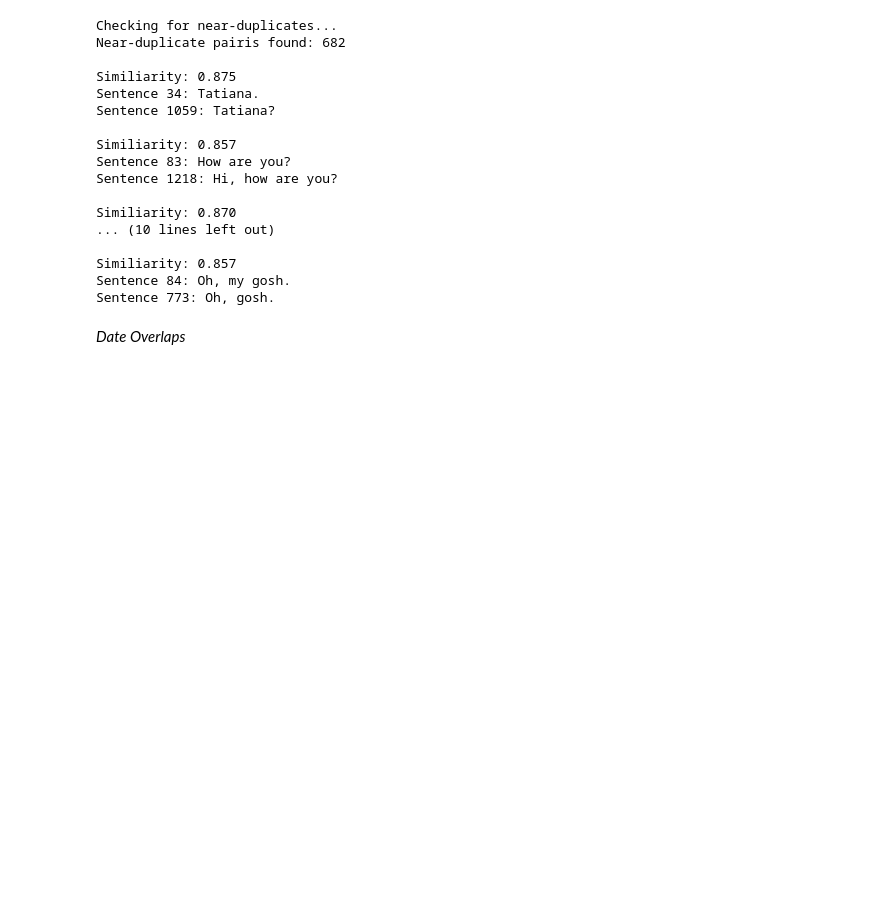
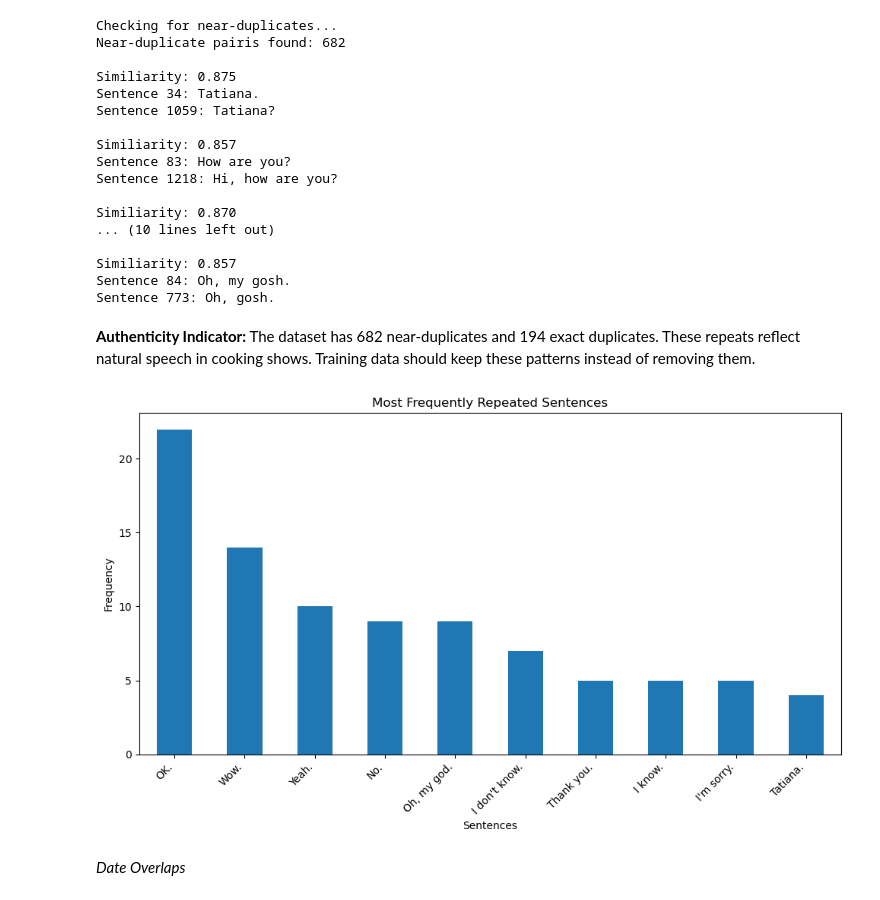
Before and after one commit to dafaqboomduck/nlp-project, a Jupyter notebook: Notebooks/Data_quality_report.ipynb, the cells around one changed output. Saved outputs shown, nothing was run; the diff lists cells and outputs as text; code cells hidden in the pictures; blank space fills up the shorter version.

```diff
--- a/Notebooks/Data_quality_report.ipynb
+++ b/Notebooks/Data_quality_report.ipynb
@@ -266,6 +294,21 @@ Similiarity: 0.870
 Similiarity: 0.857
 Sentence 84: Oh, my gosh.
 Sentence 773: Oh, gosh.
+# %% [markdown]
+**Authenticity Indicator:** The dataset has 682 near-duplicates and 194 exact duplicates. These repeats reflect natural speech in cooking shows. Training data should keep these patterns instead of removing them.
+# %%
+# Most frequently repeated sentences visualization
+duplicate_phrase_counts = sentences.value_counts().head(10)
+plt.figure(figsize=(10, 6))
+duplicate_phrase_counts.plot(kind='bar')
+plt.title('Most Frequently Repeated Sentences')
+plt.xlabel('Sentences')
+plt.ylabel('Frequency')
+plt.xticks(rotation=45, ha='right')
+plt.tight_layout()
+plt.show()
+# %% [output]
+[figure, added]
 # %% [markdown]
 *Date Overlaps*
 # %%
```
Also changed, not shown: parts of 111 cells of this notebook.
